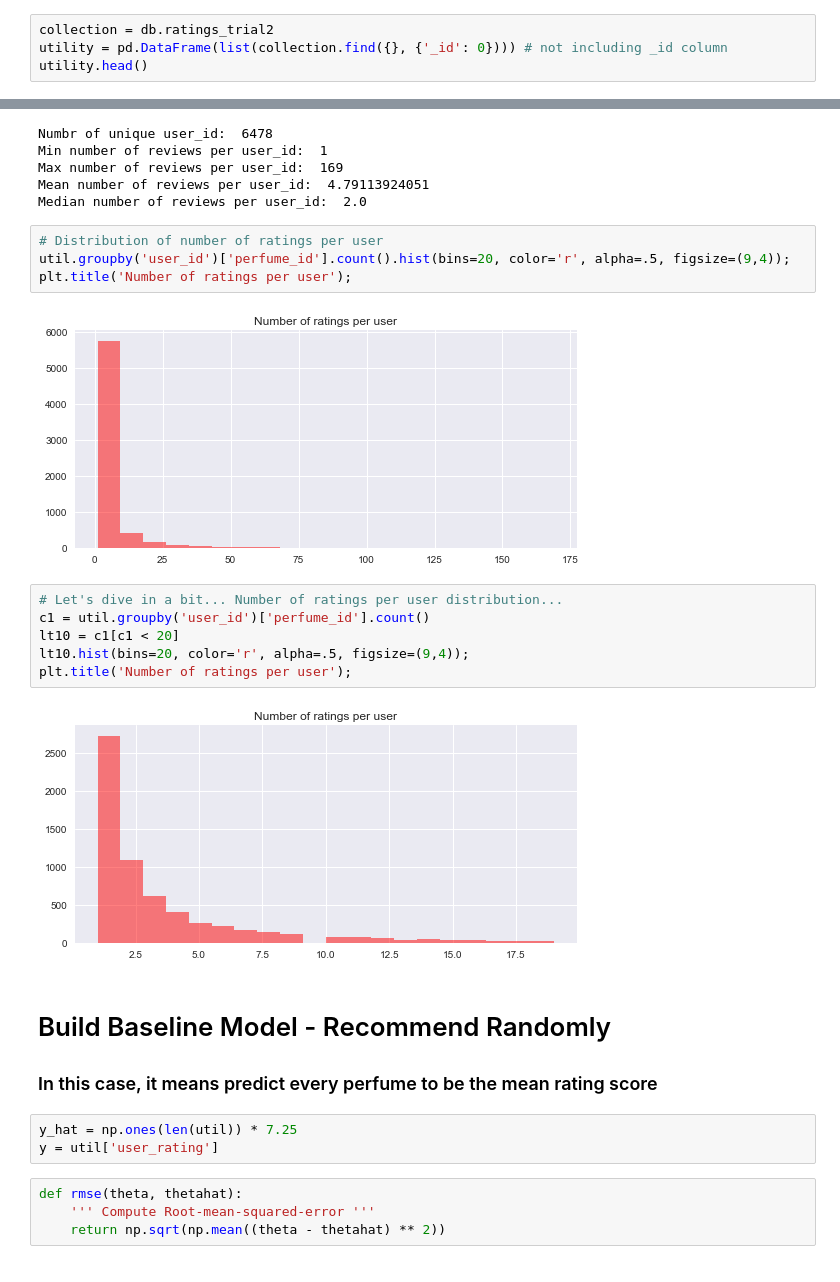
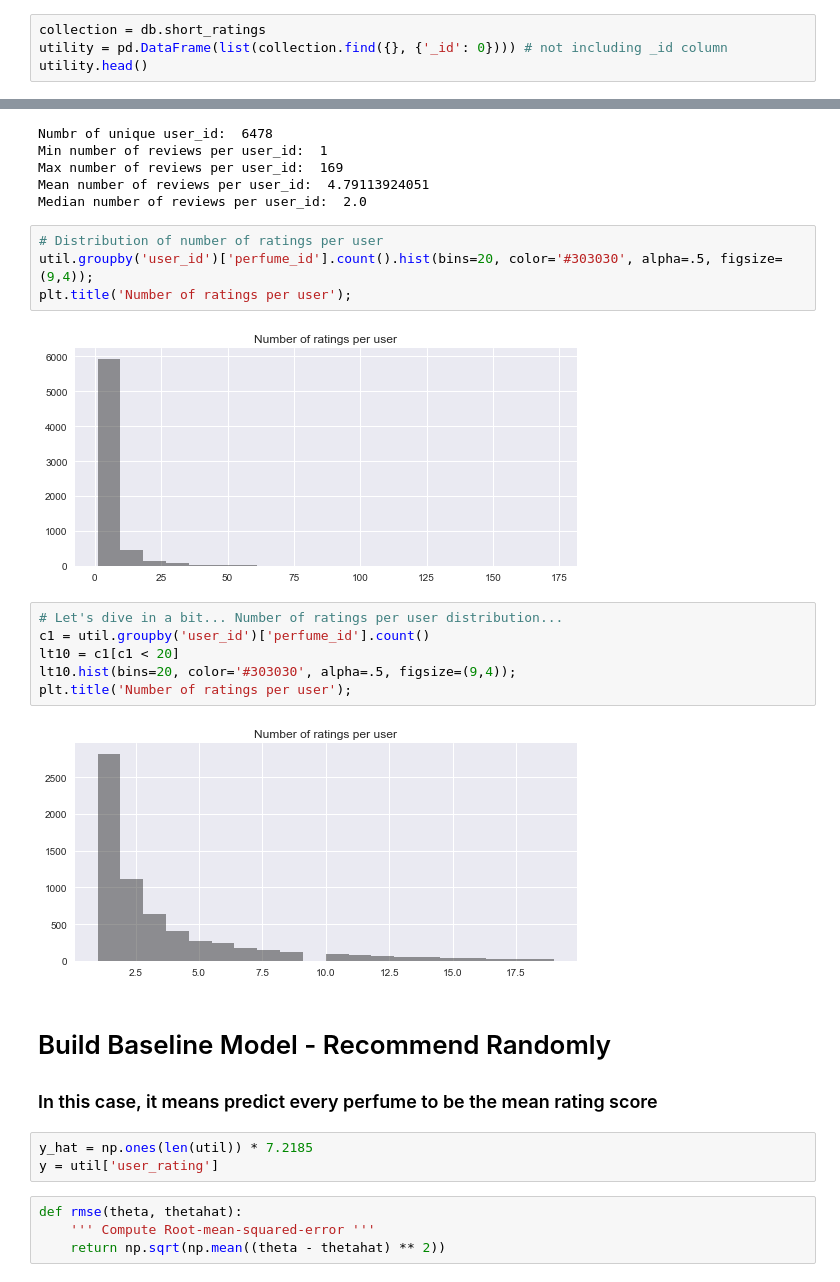
Before and after one commit to kellypeng/scentmate_rec, a Jupyter notebook: EDA/model_exploration.ipynb, the cells around one changed output, grey strips where cells are left out. Drawn from its saved outputs; the diff is of its cells as text.

```diff
--- a/EDA/model_exploration.ipynb
+++ b/EDA/model_exploration.ipynb
@@ -127,7 +148,7 @@ array([[ 0.,  0.,  0., ...,  1.,  0.,  0.],
 # %% [markdown]
 # EDA on Utility Matrix
 # %%
-collection = db.ratings_trial2
+collection = db.short_ratings
 utility = pd.DataFrame(list(collection.find({}, {'_id': 0}))) # not including _id column
 utility.head()
 # %% [output]
@@ -248,23 +279,23 @@ Mean number of reviews per user_id:  4.79113924051
 Median number of reviews per user_id:  2.0
 # %%
 # Distribution of number of ratings per user
-util.groupby('user_id')['perfume_id'].count().hist(bins=20, color='r', alpha=.5, figsize=(9,4));
+util.groupby('user_id')['perfume_id'].count().hist(bins=20, color='#303030', alpha=.5, figsize=(9,4));
 plt.title('Number of ratings per user');
 # %% [output]
-[figure, old version]
+[figure, new version]
 # %%
 # Let's dive in a bit... Number of ratings per user distribution...
 c1 = util.groupby('user_id')['perfume_id'].count()
 lt10 = c1[c1 < 20]
-lt10.hist(bins=20, color='r', alpha=.5, figsize=(9,4));
+lt10.hist(bins=20, color='#303030', alpha=.5, figsize=(9,4));
 plt.title('Number of ratings per user');
 # %% [output]
-[figure, old version]
+[figure, new version]
 # %% [markdown]
 # Build Baseline Model - Recommend Randomly
 ### In this case, it means predict every perfume to be the mean rating score
 # %%
-y_hat = np.ones(len(util)) * 7.25
+y_hat = np.ones(len(util)) * 7.2185
 y = util['user_rating']
 # %%
 def rmse(theta, thetahat):
```
Also changed, not shown: parts of 15 cells of this notebook, 24 other files.
